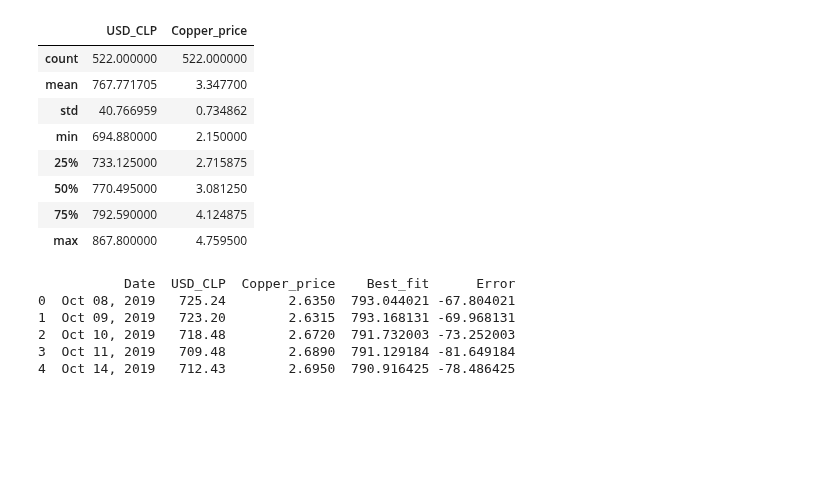
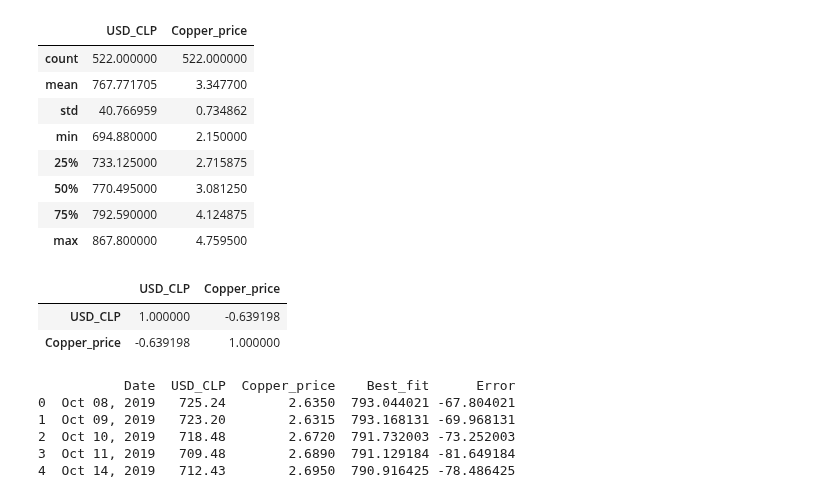
Before and after one commit to rtiedra/data-science, a Jupyter notebook: CLP_vs_Copper/CLP_vs_Copper.ipynb, the cells around one changed output. Saved outputs shown, nothing was run; the diff lists cells and outputs as text; code cells hidden in the pictures; blank space fills up the shorter version.

```diff
--- a/CLP_vs_Copper/CLP_vs_Copper.ipynb
+++ b/CLP_vs_Copper/CLP_vs_Copper.ipynb
@@ -151,6 +159,14 @@ df_after.describe()
 | 50% | 770.495000 | 3.081250 |
 | 75% | 792.590000 | 4.124875 |
 | max | 867.800000 | 4.759500 |
+# %%
+# Correlation between the variables 'USD-CLP' and 'Copper price' for the dataframe df_after
+
+df_after.corr()
+# %% [output]
+|  | USD_CLP | Copper_price |
+| USD_CLP | 1.000000 | -0.639198 |
+| Copper_price | -0.639198 | 1.000000 |
 # %%
 # The attribute 'params' returns the list of estimated parameters for the model.
 # These are the intercept and the slope of the OLS regression, params[0] and params[1], respectively.
```
Also changed, not shown: parts of 2 cells of this notebook.
